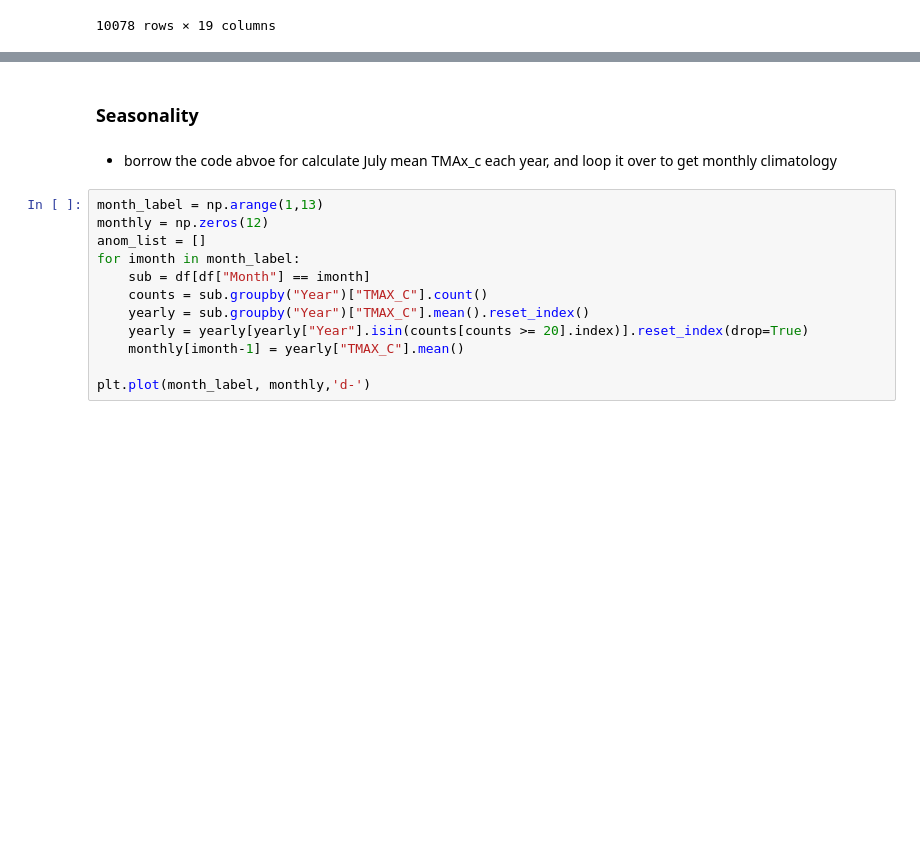
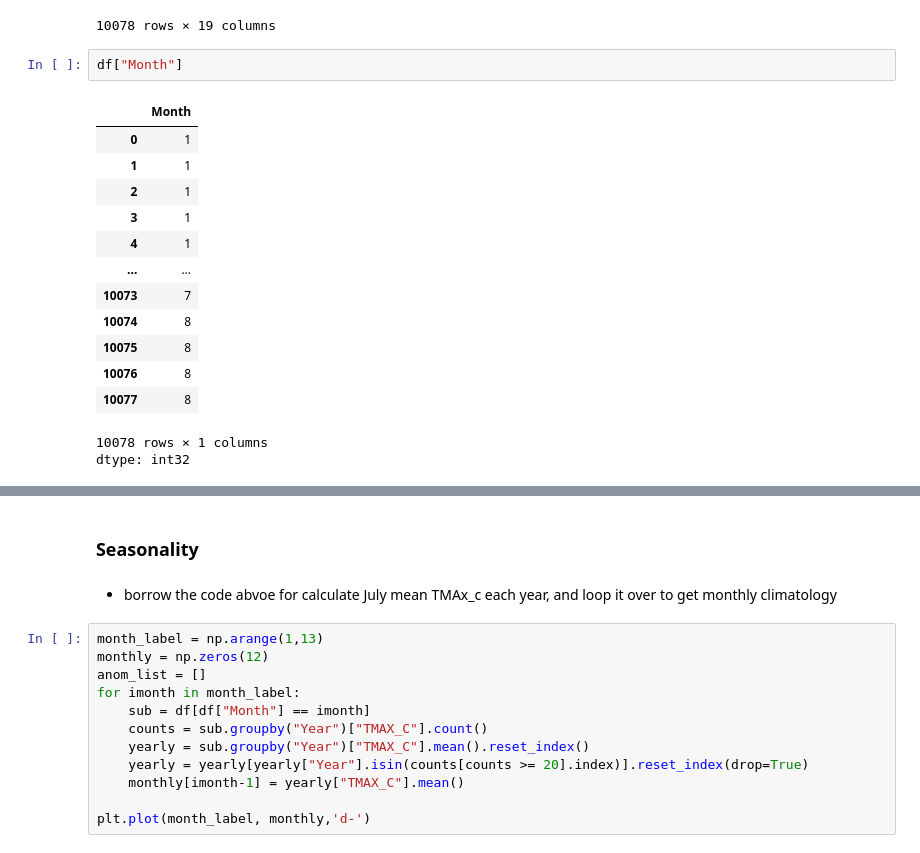
Before and after one commit to cl3225/CLMTG-5060, a Jupyter notebook: Lecture07_example.ipynb, the cells around one changed output, grey strips where cells are left out. Saved outputs shown, nothing was run; the diff lists cells and outputs as text; blank space fills up the shorter version.

```diff
--- a/Lecture07_example.ipynb
+++ b/Lecture07_example.ipynb
@@ -173,5 +173,22 @@ df
 | 10076 | USW00094728 | NY CITY CENTRAL PARK, NY US | 2026-08-03 | 1.93 | 0.0 | 0.0 | NaN | 80 | 71 | 1.0 | NaN | ... |
 | 10077 | USW00094728 | NY CITY CENTRAL PARK, NY US | 2026-08-04 | 0.00 | 0.0 | 0.0 | NaN | 84 | 66 | NaN | NaN | ... |
 10078 rows × 19 columns
+# %%
+df["Month"]
+# %% [output]
+|  | Month |
+| 0 | 1 |
+| 1 | 1 |
+| 2 | 1 |
+| 3 | 1 |
+| 4 | 1 |
+| ... | ... |
+| 10073 | 7 |
+| 10074 | 8 |
+| 10075 | 8 |
+| 10076 | 8 |
+| 10077 | 8 |
+10078 rows × 1 columns
+dtype: int32
 # %%
 ## July
```
Also changed, not shown: parts of 8 cells of this notebook.
